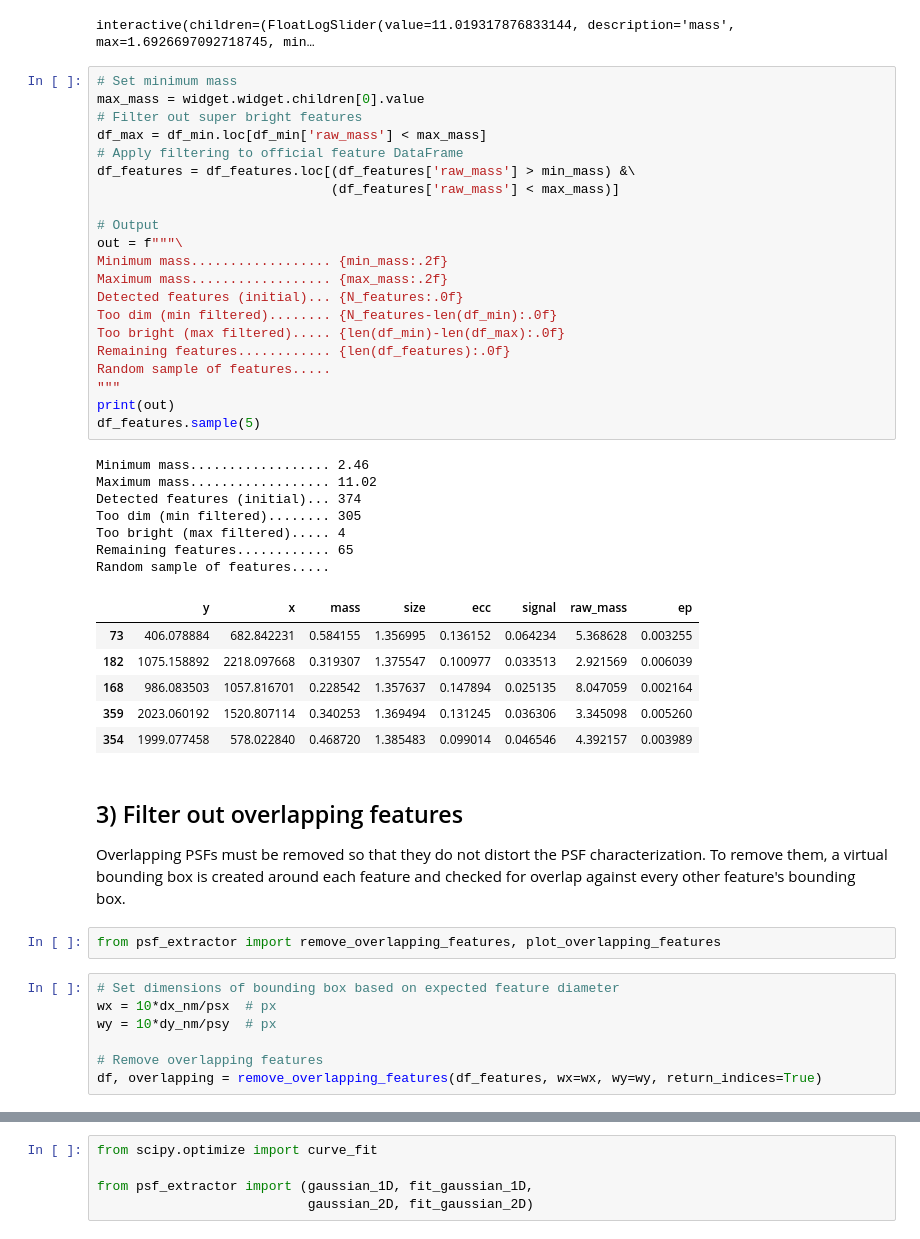
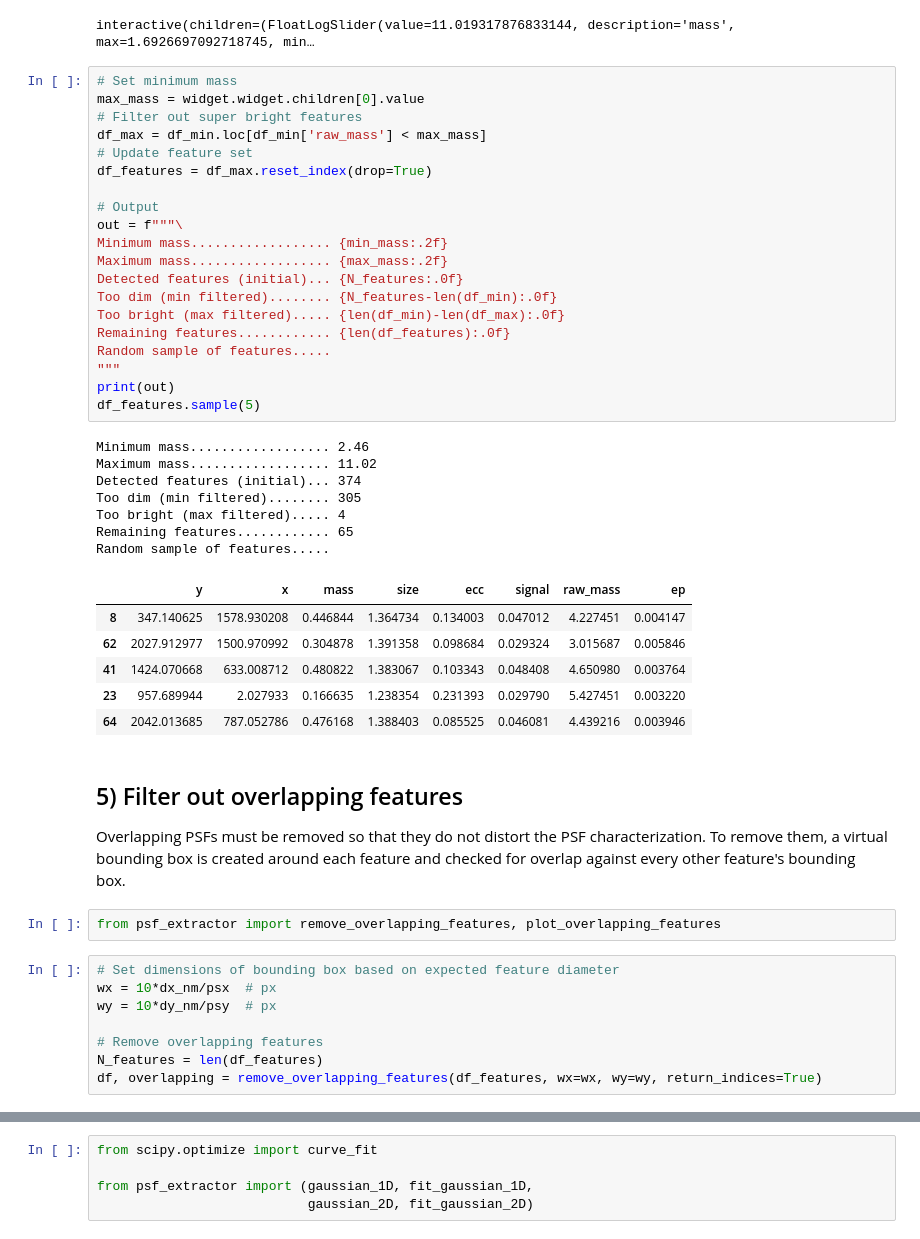
Before and after one commit to hoogenboom-group/PSF-Extractor, a Jupyter notebook: notebooks/walkthrough.ipynb, the cells around one changed output, grey strips where cells are left out. Drawn from its saved outputs; the diff is of its cells as text.

```diff
--- a/notebooks/walkthrough.ipynb
+++ b/notebooks/walkthrough.ipynb
@@ -155,40 +161,39 @@ interactive(children=(FloatLogSlider(value=11.019317876833144, description='mass
 # %%
 # Set minimum mass
 max_mass = widget.widget.children[0].value
 # Filter out super bright features
 df_max = df_min.loc[df_min['raw_mass'] < max_mass]
-# Apply filtering to official feature DataFrame
-df_features = df_features.loc[(df_features['raw_mass'] > min_mass) &\
-                              (df_features['raw_mass'] < max_mass)]
+# Update feature set
+df_features = df_max.reset_index(drop=True)
 
 # Output
 out = f"""\
 Minimum mass.................. {min_mass:.2f}
 Maximum mass.................. {max_mass:.2f}
 Detected features (initial)... {N_features:.0f}
 Too dim (min filtered)........ {N_features-len(df_min):.0f}
 Too bright (max filtered)..... {len(df_min)-len(df_max):.0f}
 Remaining features............ {len(df_features):.0f}
 Random sample of features.....
 """
 print(out)
 df_features.sample(5)
 # %% [output]
 Minimum mass.................. 2.46
 Maximum mass.................. 11.02
 Detected features (initial)... 374
 Too dim (min filtered)........ 305
 Too bright (max filtered)..... 4
 Remaining features............ 65
 Random sample of features.....
 |  | y | x | mass | size | ecc | signal | raw_mass | ep |
-| 73 | 406.078884 | 682.842231 | 0.584155 | 1.356995 | 0.136152 | 0.064234 | 5.368628 | 0.003255 |
-| 182 | 1075.158892 | 2218.097668 | 0.319307 | 1.375547 | 0.100977 | 0.033513 | 2.921569 | 0.006039 |
-| 168 | 986.083503 | 1057.816701 | 0.228542 | 1.357637 | 0.147894 | 0.025135 | 8.047059 | 0.002164 |
-| 359 | 2023.060192 | 1520.807114 | 0.340253 | 1.369494 | 0.131245 | 0.036306 | 3.345098 | 0.005260 |
-| 354 | 1999.077458 | 578.022840 | 0.468720 | 1.385483 | 0.099014 | 0.046546 | 4.392157 | 0.003989 |
+| 8 | 347.140625 | 1578.930208 | 0.446844 | 1.364734 | 0.134003 | 0.047012 | 4.227451 | 0.004147 |
+| 62 | 2027.912977 | 1500.970992 | 0.304878 | 1.391358 | 0.098684 | 0.029324 | 3.015687 | 0.005846 |
+| 41 | 1424.070668 | 633.008712 | 0.480822 | 1.383067 | 0.103343 | 0.048408 | 4.650980 | 0.003764 |
+| 23 | 957.689944 | 2.027933 | 0.166635 | 1.238354 | 0.231393 | 0.029790 | 5.427451 | 0.003220 |
+| 64 | 2042.013685 | 787.052786 | 0.476168 | 1.388403 | 0.085525 | 0.046081 | 4.439216 | 0.003946 |
 # %% [markdown]
-## 3) Filter out overlapping features
+## 5) Filter out overlapping features
 
 Overlapping PSFs must be removed so that they do not distort the PSF characterization. To remove them, a virtual bounding box is created around each feature and checked for overlap against every other feature's bounding box.
 # %%
@@ -199,6 +204,7 @@ wx = 10*dx_nm/psx  # px
 wy = 10*dy_nm/psy  # px
 
 # Remove overlapping features
+N_features = len(df_features)
 df, overlapping = remove_overlapping_features(df_features, wx=wx, wy=wy, return_indices=True)
 # %%
 plot_overlapping_features(mip, df_features, overlapping, width=wx)
```
Also changed, not shown: parts of 36 cells of this notebook.
